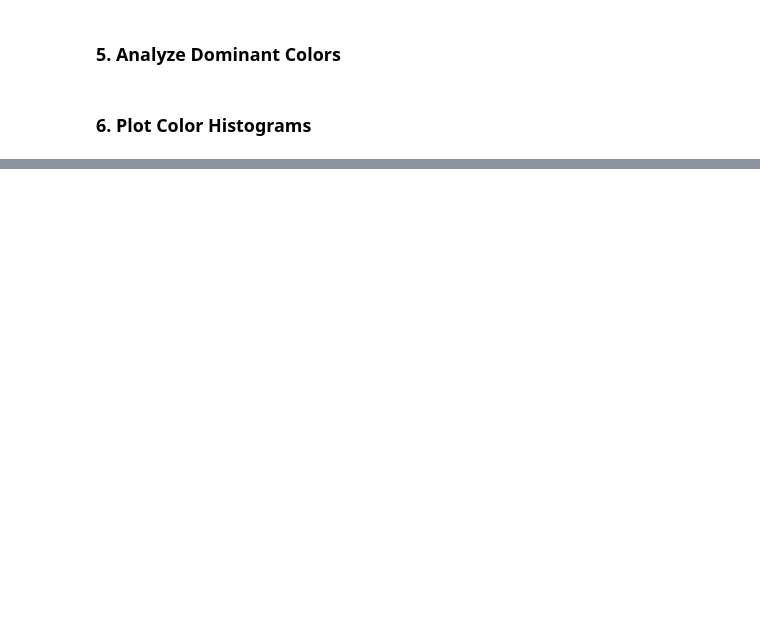
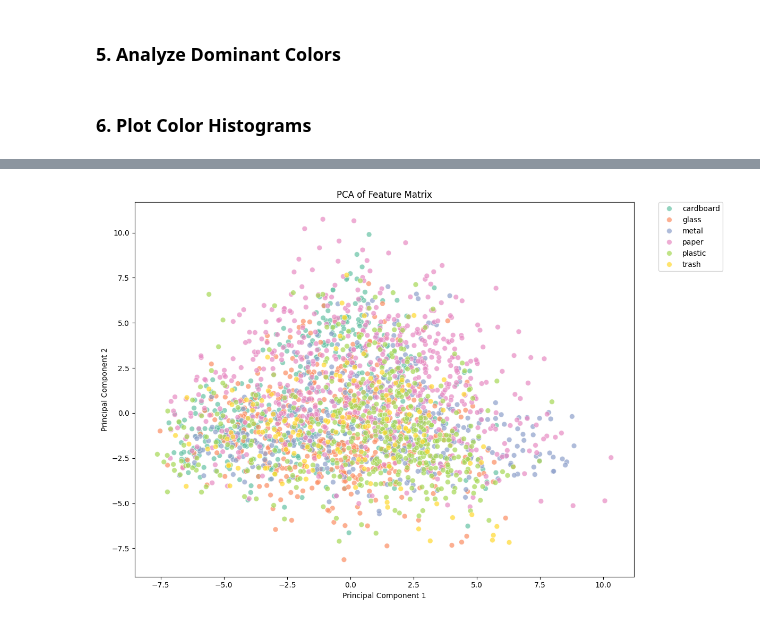
Before and after one commit to LeoCenturion/ceia-cv2, a Jupyter notebook: image_analyzer_notebook.ipynb, the cells around one changed output, grey strips where cells are left out. Saved outputs shown, nothing was run; the diff lists cells and outputs as text; code cells hidden in the pictures; blank space fills up the shorter version.

```diff
--- a/image_analyzer_notebook.ipynb
+++ b/image_analyzer_notebook.ipynb
@@ -174,7 +177,7 @@ def analyze_dominant_colors(df: pd.DataFrame, n_colors: int = 3) -> pd.DataFrame
                 colors[f'dom_color_{i+1}_b'] = None
             dominant_colors_data.append(colors)
 
-    return df.join(pd.DataFrame(dominant_colors_data, index=df.index))
+    return df.join(pd.DataFrame(dominant_colors_data, index=df.index)).dropna()
 
 
 def analyze_sift_features(df: pd.DataFrame, vocabulary_size: int = 100) -> pd.DataFrame:
@@ -314,0 +445,87 @@ This section combines all the previously defined features (metadata, low-level,
+# %%
+if not df.empty:
+    print("\n--- Performing Dimensionality Reduction ---")
+
+    # Prepare data for plotting
+    plot_y_dr = all_features_df['category']
+    plot_X_dr = all_features_df.drop(columns=['path', 'category'])
+
+    # Normalize features before dimensionality reduction
+    print("Normalizing features...")
+    scaler = StandardScaler()
+    plot_X_dr_scaled = scaler.fit_transform(plot_X_dr)
+
+    # PCA
+    print("Running PCA...")
+    pca = PCA(n_components=2)
+    X_pca = pca.fit_transform(plot_X_dr_scaled)
+
+    plt.figure(figsize=(12, 8))
+    sns.scatterplot(x=X_pca[:, 0], y=X_pca[:, 1], hue=plot_y_dr, palette='Set2', s=50, alpha=0.7)
+    plt.title('PCA of Feature Matrix')
+    plt.xlabel('Principal Component 1')
+    plt.ylabel('Principal Component 2')
+    plt.legend(bbox_to_anchor=(1.05, 1), loc=2, borderaxespad=0.)
+    plt.tight_layout()
+    plt.show()
+
+    # t-SNE
+    tsne_cache_path = 'tsne_results.npy'
+    print("\nRunning t-SNE... (this may take a while)")
+    # Perplexity must be less than n_samples
+    perplexity_value = min(30, len(plot_X_dr_scaled) - 1)
+    if perplexity_value > 0:
+        if os.path.exists(tsne_cache_path):
+            print(f"Loading t-SNE results from cache: {tsne_cache_path}")
+            X_tsne = np.load(tsne_cache_path)
+        else:
+            print("Cache not found. Calculating t-SNE...")
+            tsne = TSNE(n_components=2, random_state=42, perplexity=perplexity_value)
+            X_tsne = tsne.fit_transform(plot_X_dr_scaled)
+            print(f"Saving t-SNE results to cache: {tsne_cache_path}")
+            np.save(tsne_cache_path, X_tsne)
+
+        plt.figure(figsize=(12, 8))
+        sns.scatterplot(x=X_tsne[:, 0], y=X_tsne[:, 1], hue=plot_y_dr, palette='Set2', s=50, alpha=0.7)
+        plt.title('t-SNE of Feature Matrix')
+        plt.xlabel('t-SNE Component 1')
+        plt.ylabel('t-SNE Component 2')
+        plt.legend(bbox_to_anchor=(1.05, 1), loc=2, borderaxespad=0.)
+        plt.tight_layout()
+        plt.show()
+    else:
+        print("Skipping t-SNE plot due to insufficient samples.")
+
+    # t-SNE on features without SIFT
+    tsne_cache_path_no_sift = 'tsne_results_no_sift.npy'
+    print("\nRunning t-SNE on features without SIFT... (this may take a while)")
+    plot_X_dr_no_sift = plot_X_dr.filter(regex=r'^(?!sift_).*')
+
+    # Normalize the non-SIFT features separately
+    scaler_no_sift = StandardScaler()
+    plot_X_dr_no_sift_scaled = scaler_no_sift.fit_transform(plot_X_dr_no_sift)
+
+    # Perplexity must be less than n_samples
+    perplexity_value_no_sift = min(30, len(plot_X_dr_no_sift_scaled) - 1)
+    if perplexity_value_no_sift > 0:
+        if os.path.exists(tsne_cache_path_no_sift):
+            print(f"Loading non-SIFT t-SNE results from cache: {tsne_cache_path_no_sift}")
+            X_tsne_no_sift = np.load(tsne_cache_path_no_sift)
+        else:
+            print("Cache not found. Calculating non-SIFT t-SNE...")
+            tsne_no_sift = TSNE(n_components=2, random_state=42, perplexity=perplexity_value_no_sift)
+            X_tsne_no_sift = tsne_no_sift.fit_transform(plot_X_dr_no_sift_scaled)
+            print(f"Saving non-SIFT t-SNE results to cache: {tsne_cache_path_no_sift}")
+            np.save(tsne_cache_path_no_sift, X_tsne_no_sift)
+
+        plt.figure(figsize=(12, 8))
+        sns.scatterplot(x=X_tsne_no_sift[:, 0], y=X_tsne_no_sift[:, 1], hue=plot_y_dr, palette='Set2', s=50, alpha=0.7)
+        plt.title('t-SNE of Feature Matrix (excluding SIFT)')
+        plt.xlabel('t-SNE Component 1')
+        plt.ylabel('t-SNE Component 2')
+        plt.legend(bbox_to_anchor=(1.05, 1), loc=2, borderaxespad=0.)
+        plt.tight_layout()
+        plt.show()
+    else:
+        print("Skipping non-SIFT t-SNE plot due to insufficient samples.")
+# %% [output]
@@ -314,0 +535 @@ This section combines all the previously defined features (metadata, low-level,
+[figure, added]
```
Also changed, not shown: parts of 16 cells of this notebook.
